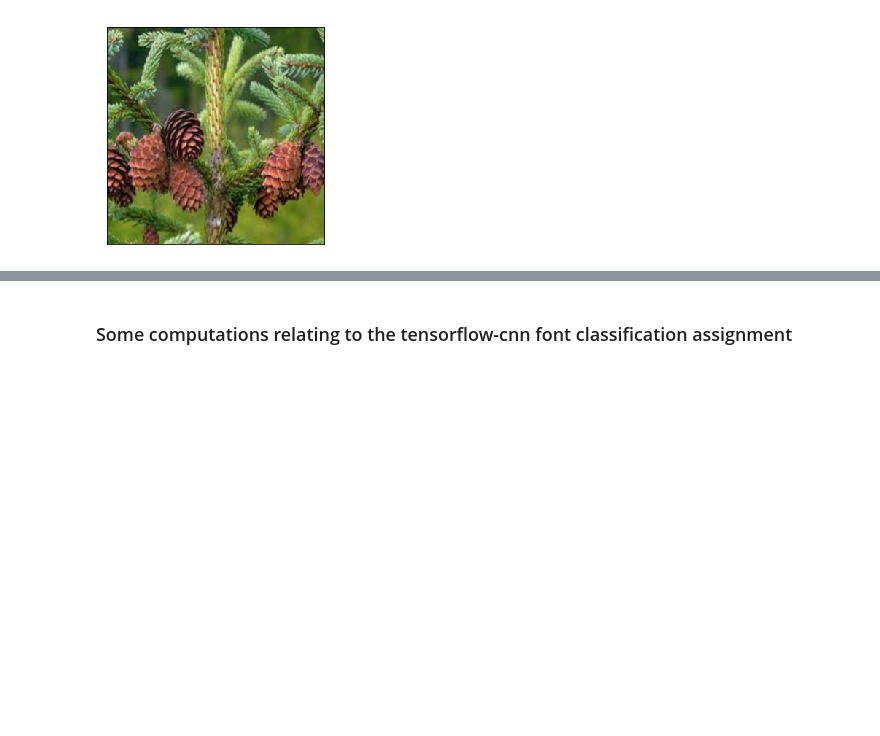
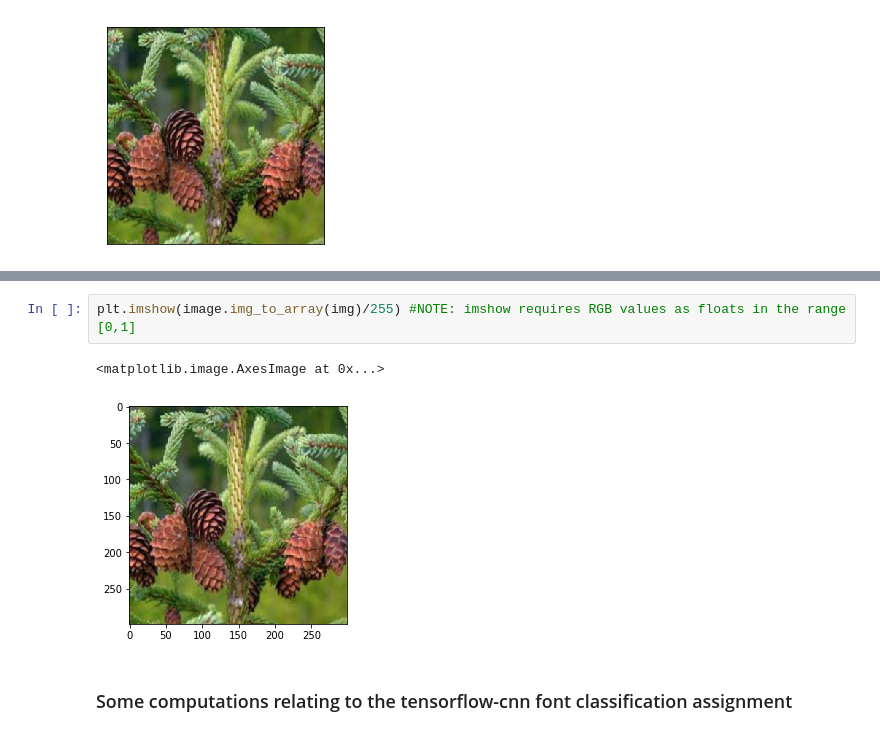
Before and after one commit to NathanielBlairStahn/tree-logic, a Jupyter notebook: build_a_model.ipynb, the cells around one changed output, grey strips where cells are left out. Saved outputs shown, nothing was run; the diff lists cells and outputs as text; blank space fills up the shorter version.

```diff
--- a/build_a_model.ipynb
+++ b/build_a_model.ipynb
@@ -632,3 +645,8 @@ ax.get_yaxis().set_visible(False)
+# %%
+plt.imshow(image.img_to_array(img)/255) #NOTE: imshow requires RGB values as floats in the range [0,1]
+# %% [output]
+<matplotlib.image.AxesImage at 0x...>
+[figure, added]
 # %% [markdown]
 ### Some computations relating to the tensorflow-cnn font classification assignment
 # %%
```
Also changed, not shown: parts of 5 cells of this notebook, 1 other file.
